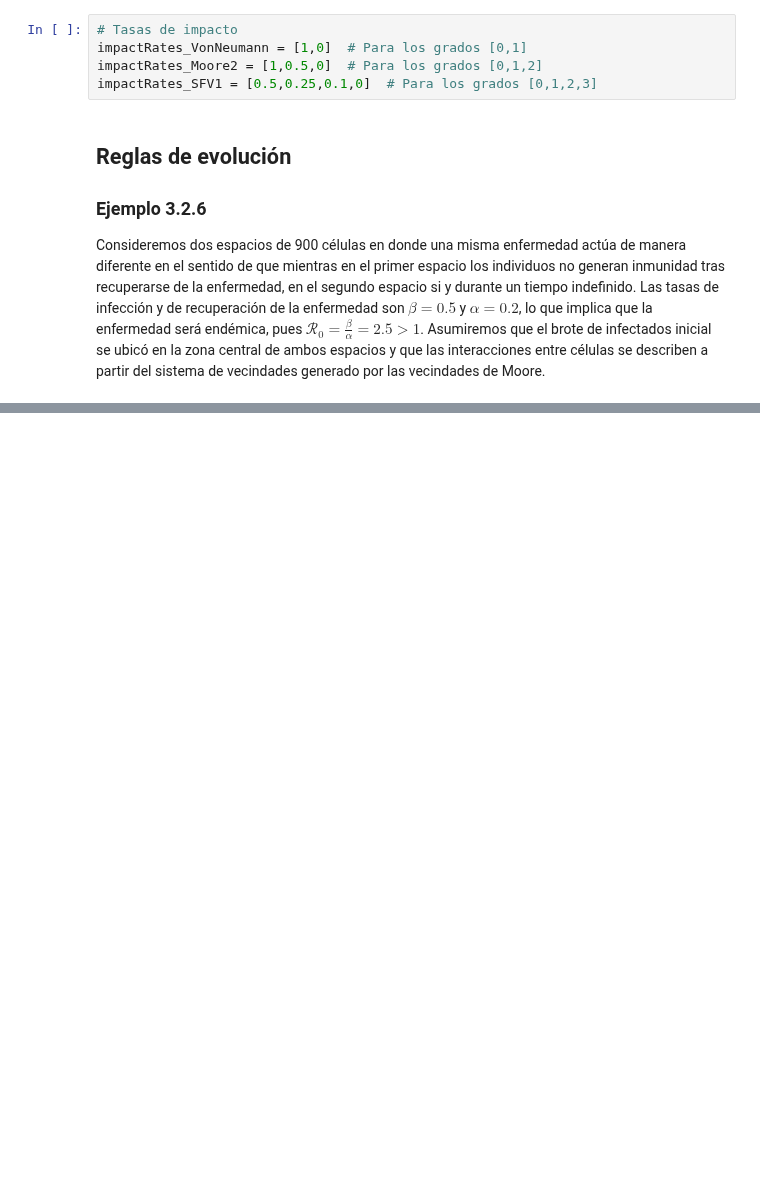
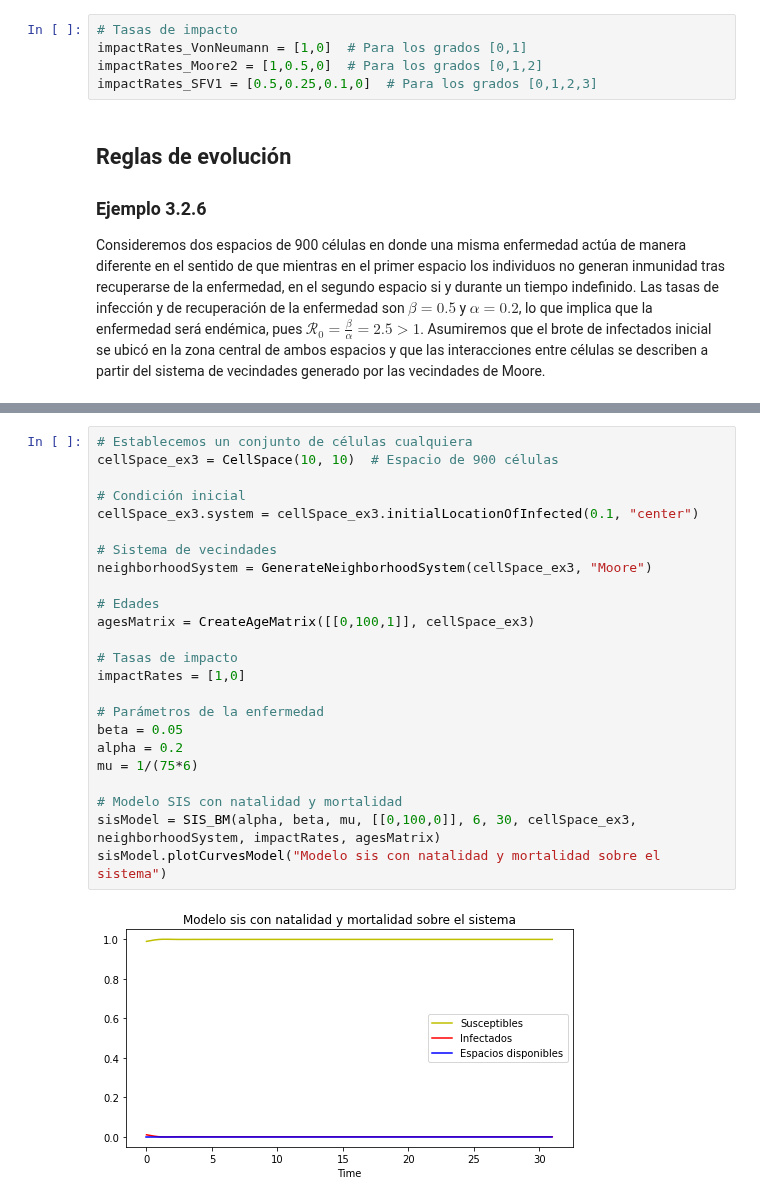
Before and after one commit to Grupo-de-simulacion-con-automatas/CAsimulations-Modelacion-de-dinamicas-topologicas-en-la-propagacion-de-una-enfermedad-usando-CA, a Jupyter notebook: Codigo/2. Interacciones e impactos sociales.ipynb, the cells around one changed output, grey strips where cells are left out. Cells and saved outputs as stored; diff of their text form; blank space fills up the shorter version.

```diff
--- a/Codigo/2. Interacciones e impactos sociales.ipynb
+++ b/Codigo/2. Interacciones e impactos sociales.ipynb
@@ -113,0 +118,26 @@ esc2.plotCurvesModel("Modelo SIR en AC")
+# %%
+# Establecemos un conjunto de células cualquiera
+cellSpace_ex3 = CellSpace(10, 10)  # Espacio de 900 células
+
+# Condición inicial
+cellSpace_ex3.system = cellSpace_ex3.initialLocationOfInfected(0.1, "center")
+
+# Sistema de vecindades
+neighborhoodSystem = GenerateNeighborhoodSystem(cellSpace_ex3, "Moore")
+
+# Edades
+agesMatrix = CreateAgeMatrix([[0,100,1]], cellSpace_ex3)
+
+# Tasas de impacto
+impactRates = [1,0]
+
+# Parámetros de la enfermedad
+beta = 0.05
+alpha = 0.2
+mu = 1/(75*6)
+
+# Modelo SIS con natalidad y mortalidad
+sisModel = SIS_BM(alpha, beta, mu, [[0,100,0]], 6, 30, cellSpace_ex3, neighborhoodSystem, impactRates, agesMatrix)
+sisModel.plotCurvesModel("Modelo sis con natalidad y mortalidad sobre el sistema")
+# %% [output]
+[figure, added]
```
Also changed, not shown: parts of 6 cells of this notebook, 11 other files.
